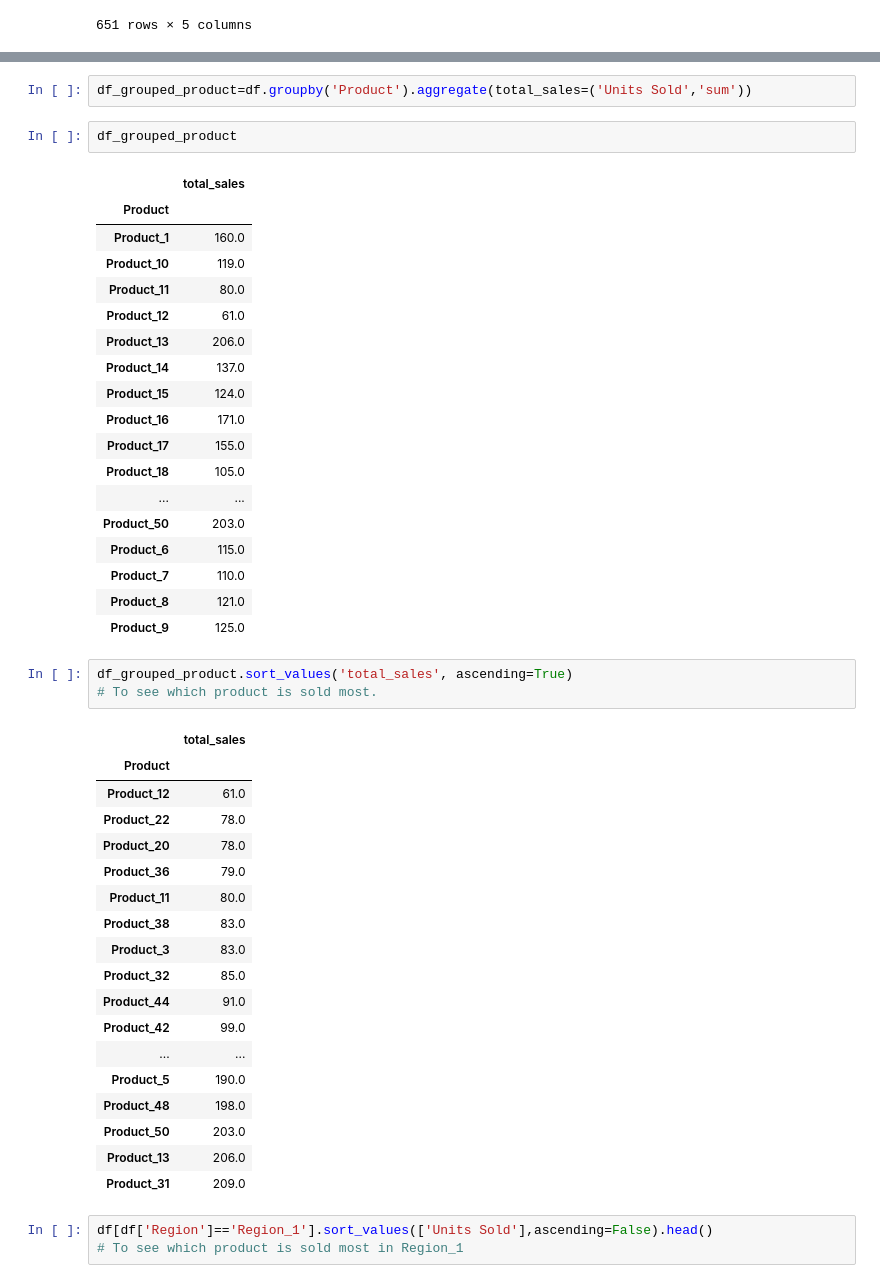
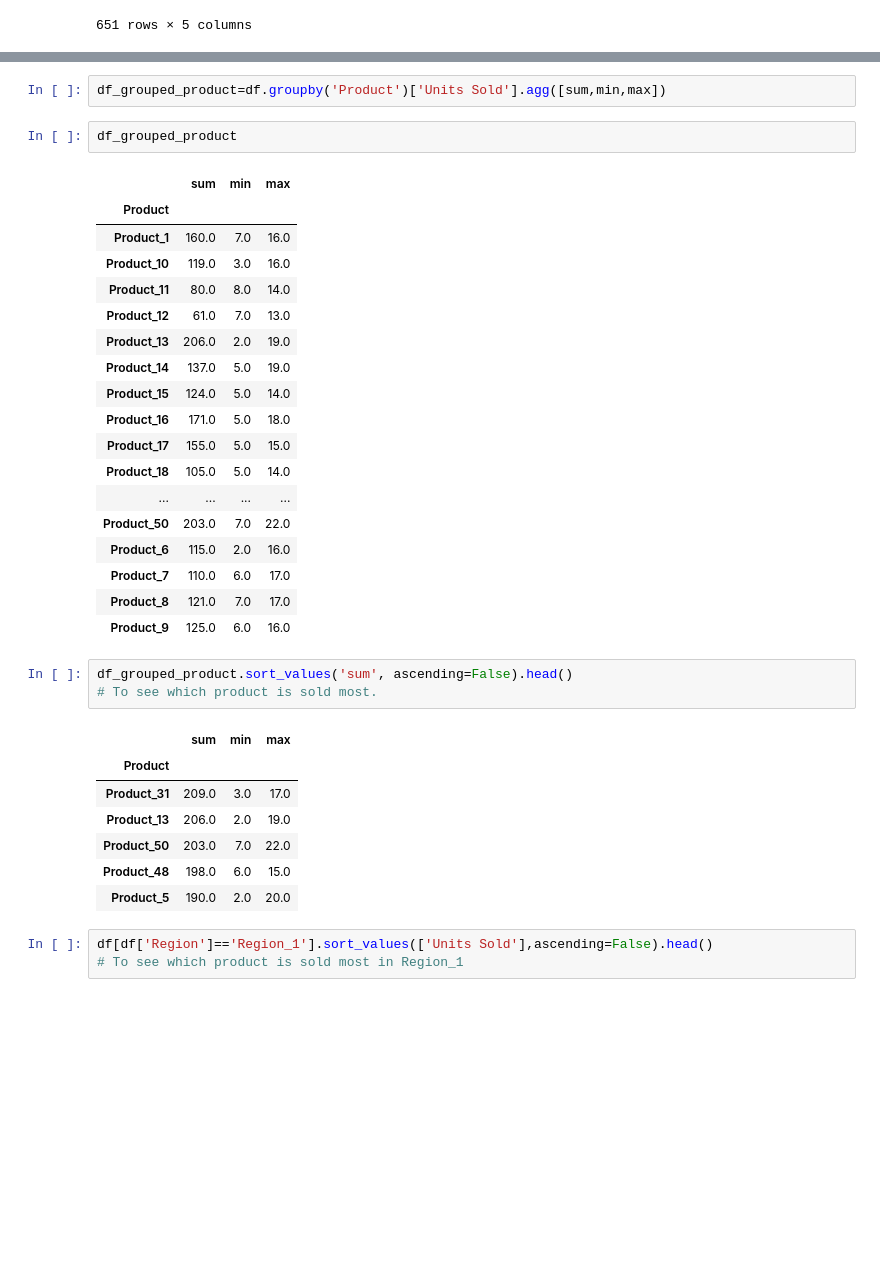
Before and after one commit to CDN0116/schulich-repo, a Jupyter notebook: assignment01.ipynb, the cells around one changed output, grey strips where cells are left out. Cells and saved outputs as stored; diff of their text form; blank space fills up the shorter version.

```diff
--- a/assignment01.ipynb
+++ b/assignment01.ipynb
@@ -166,48 +162,37 @@ df_grouped_region.sort_values('total_sales', ascending=True)
 # %%
-df_grouped_product=df.groupby('Product').aggregate(total_sales=('Units Sold','sum'))
+df_grouped_product=df.groupby('Product')['Units Sold'].agg([sum,min,max])
 # %%
 df_grouped_product
 # %% [output]
-|  | total_sales |
-| Product |  |
-| Product_1 | 160.0 |
-| Product_10 | 119.0 |
-| Product_11 | 80.0 |
-| Product_12 | 61.0 |
-| Product_13 | 206.0 |
-| Product_14 | 137.0 |
-| Product_15 | 124.0 |
-| Product_16 | 171.0 |
-| Product_17 | 155.0 |
-| Product_18 | 105.0 |
-| ... | ... |
-| Product_50 | 203.0 |
-| Product_6 | 115.0 |
-| Product_7 | 110.0 |
-| Product_8 | 121.0 |
-| Product_9 | 125.0 |
+|  | sum | min | max |
+| Product |  |  |  |
+| Product_1 | 160.0 | 7.0 | 16.0 |
+| Product_10 | 119.0 | 3.0 | 16.0 |
+| Product_11 | 80.0 | 8.0 | 14.0 |
+| Product_12 | 61.0 | 7.0 | 13.0 |
+| Product_13 | 206.0 | 2.0 | 19.0 |
+| Product_14 | 137.0 | 5.0 | 19.0 |
+| Product_15 | 124.0 | 5.0 | 14.0 |
+| Product_16 | 171.0 | 5.0 | 18.0 |
+| Product_17 | 155.0 | 5.0 | 15.0 |
+| Product_18 | 105.0 | 5.0 | 14.0 |
+| ... | ... | ... | ... |
+| Product_50 | 203.0 | 7.0 | 22.0 |
+| Product_6 | 115.0 | 2.0 | 16.0 |
+| Product_7 | 110.0 | 6.0 | 17.0 |
+| Product_8 | 121.0 | 7.0 | 17.0 |
+| Product_9 | 125.0 | 6.0 | 16.0 |
 # %%
-df_grouped_product.sort_values('total_sales', ascending=True)
+df_grouped_product.sort_values('sum', ascending=False).head()
 # To see which product is sold most.
 # %% [output]
-|  | total_sales |
-| Product |  |
-| Product_12 | 61.0 |
-| Product_22 | 78.0 |
-| Product_20 | 78.0 |
-| Product_36 | 79.0 |
-| Product_11 | 80.0 |
-| Product_38 | 83.0 |
-| Product_3 | 83.0 |
-| Product_32 | 85.0 |
-| Product_44 | 91.0 |
-| Product_42 | 99.0 |
-| ... | ... |
-| Product_5 | 190.0 |
-| Product_48 | 198.0 |
-| Product_50 | 203.0 |
-| Product_13 | 206.0 |
-| Product_31 | 209.0 |
+|  | sum | min | max |
+| Product |  |  |  |
+| Product_31 | 209.0 | 3.0 | 17.0 |
+| Product_13 | 206.0 | 2.0 | 19.0 |
+| Product_50 | 203.0 | 7.0 | 22.0 |
+| Product_48 | 198.0 | 6.0 | 15.0 |
+| Product_5 | 190.0 | 2.0 | 20.0 |
 # %%
 df[df['Region']=='Region_1'].sort_values(['Units Sold'],ascending=False).head()
 # To see which product is sold most in Region_1
```
Also changed, not shown: parts of 18 cells of this notebook.
